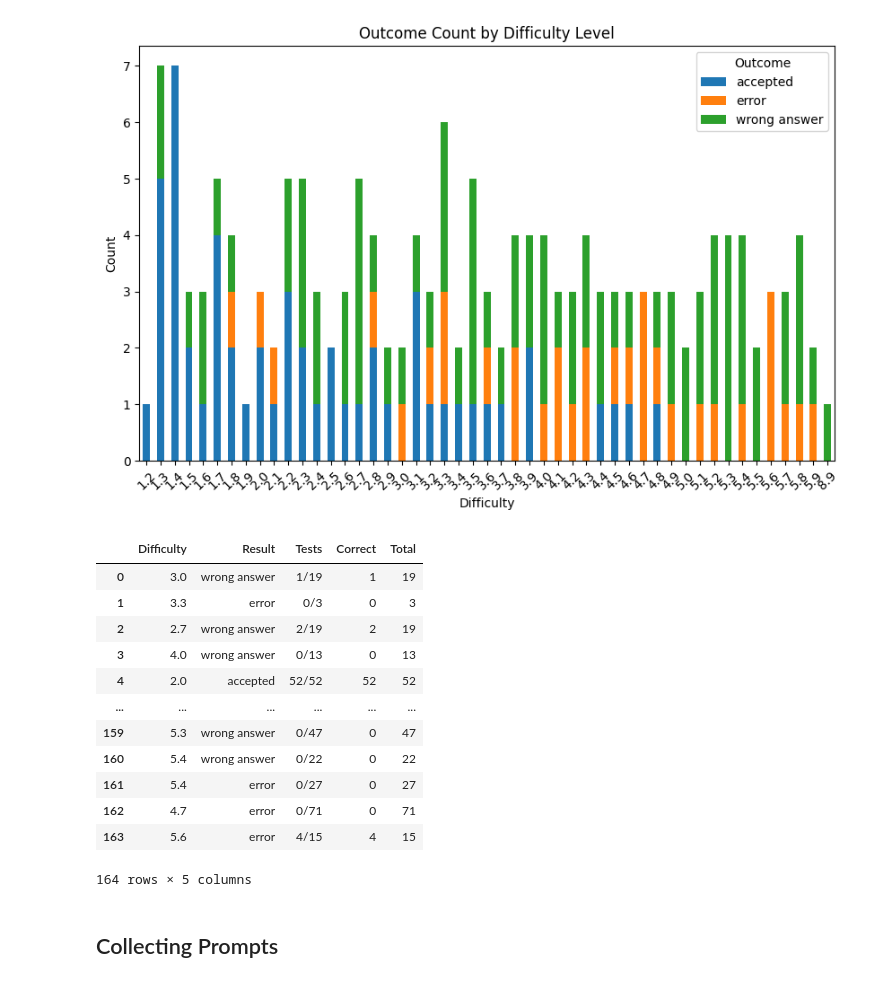
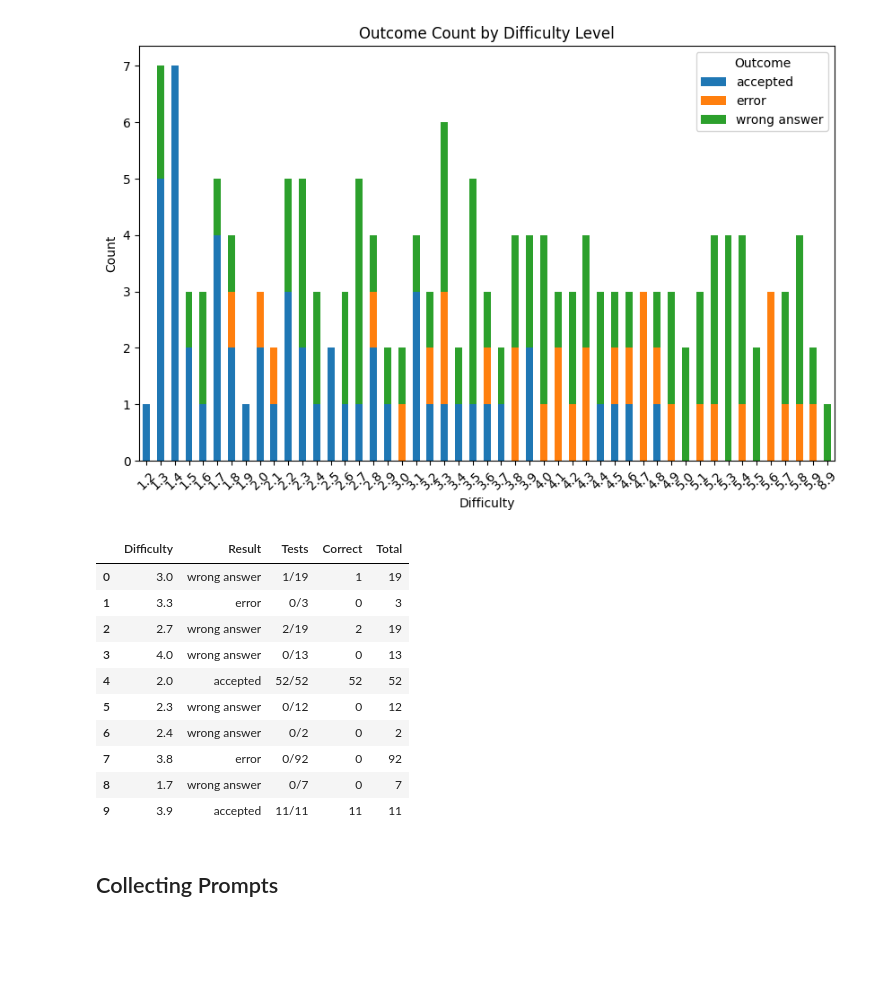
Before and after one commit to jobrooks/Solving-Coding-Problems-With-Machine-Learning, a Jupyter notebook: Analysis.ipynb, the cells around one changed output. Saved outputs shown, nothing was run; the diff lists cells and outputs as text; code cells hidden in the pictures; blank space fills up the shorter version.

```diff
--- a/Analysis.ipynb
+++ b/Analysis.ipynb
@@ -124,21 +124,19 @@ plt.show()
 [figure]
 [figure]
 # %%
-df_kattis
+df_kattis[:10]
 # %% [output]
 |  | Difficulty | Result | Tests | Correct | Total |
 | 0 | 3.0 | wrong answer | 1/19 | 1 | 19 |
 | 1 | 3.3 | error | 0/3 | 0 | 3 |
 | 2 | 2.7 | wrong answer | 2/19 | 2 | 19 |
 | 3 | 4.0 | wrong answer | 0/13 | 0 | 13 |
 | 4 | 2.0 | accepted | 52/52 | 52 | 52 |
-| ... | ... | ... | ... | ... | ... |
-| 159 | 5.3 | wrong answer | 0/47 | 0 | 47 |
-| 160 | 5.4 | wrong answer | 0/22 | 0 | 22 |
-| 161 | 5.4 | error | 0/27 | 0 | 27 |
-| 162 | 4.7 | error | 0/71 | 0 | 71 |
-| 163 | 5.6 | error | 4/15 | 4 | 15 |
+| 5 | 2.3 | wrong answer | 0/12 | 0 | 12 |
+| 6 | 2.4 | wrong answer | 0/2 | 0 | 2 |
+| 7 | 3.8 | error | 0/92 | 0 | 92 |
+| 8 | 1.7 | wrong answer | 0/7 | 0 | 7 |
+| 9 | 3.9 | accepted | 11/11 | 11 | 11 |
-164 rows × 5 columns
 # %% [markdown]
 ## Collecting Prompts
 # %%
```
Also changed, not shown: parts of 3 cells of this notebook, 6 other files.
